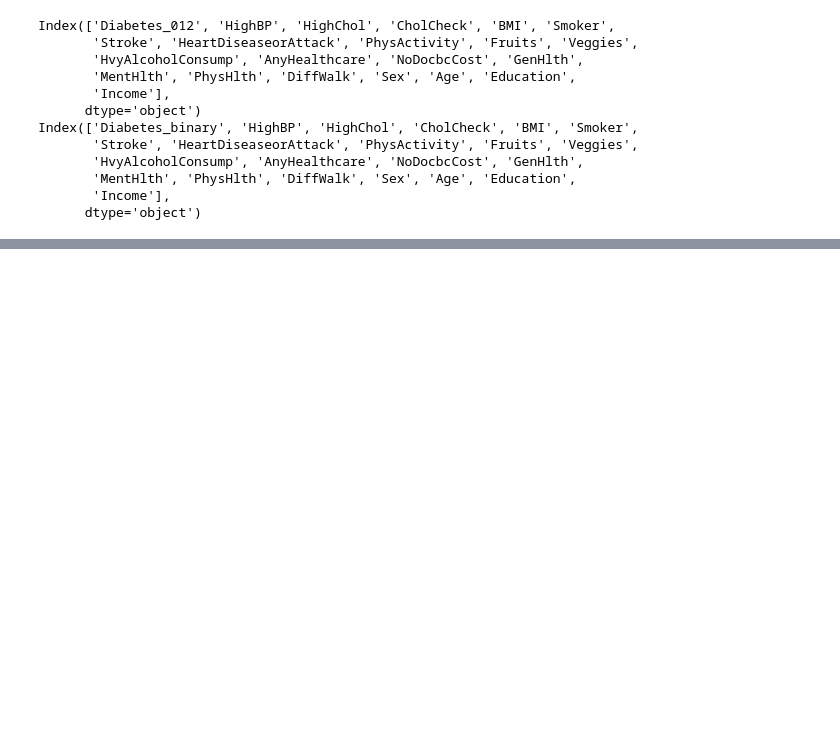
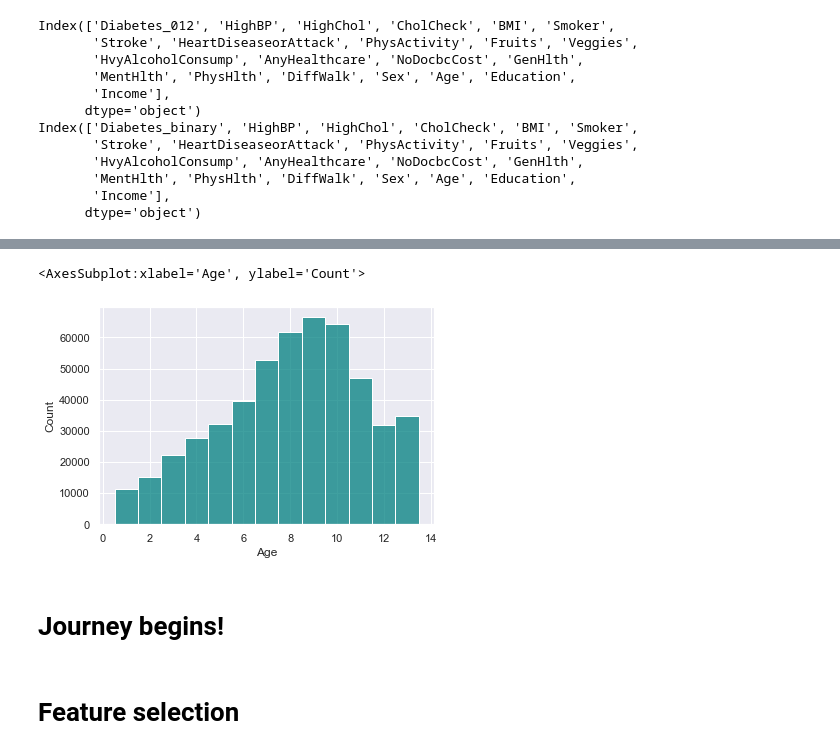
Before and after one commit to COGS118A/Group029-Wi23, a Jupyter notebook: ProposalGroup029-Wi23.ipynb, the cells around one changed output, grey strips where cells are left out. Saved outputs shown, nothing was run; the diff lists cells and outputs as text; code cells hidden in the pictures; blank space fills up the shorter version.

```diff
--- a/ProposalGroup029-Wi23.ipynb
+++ b/ProposalGroup029-Wi23.ipynb
@@ -162,0 +289,5 @@ Name: Diabetes, dtype: int64
+# %%
+sns.histplot(data=diabetes, x="Age",discrete=True,color="teal")
+# %% [output]
+<AxesSubplot:xlabel='Age', ylabel='Count'>
+[figure, added]
@@ -162,0 +317,2 @@ Name: Diabetes, dtype: int64
+# %% [markdown]
+# Journey begins!
@@ -162,0 +327,2 @@ Name: Diabetes, dtype: int64
+# %% [markdown]
+# Feature selection
```
Also changed, not shown: parts of 20 cells of this notebook.
